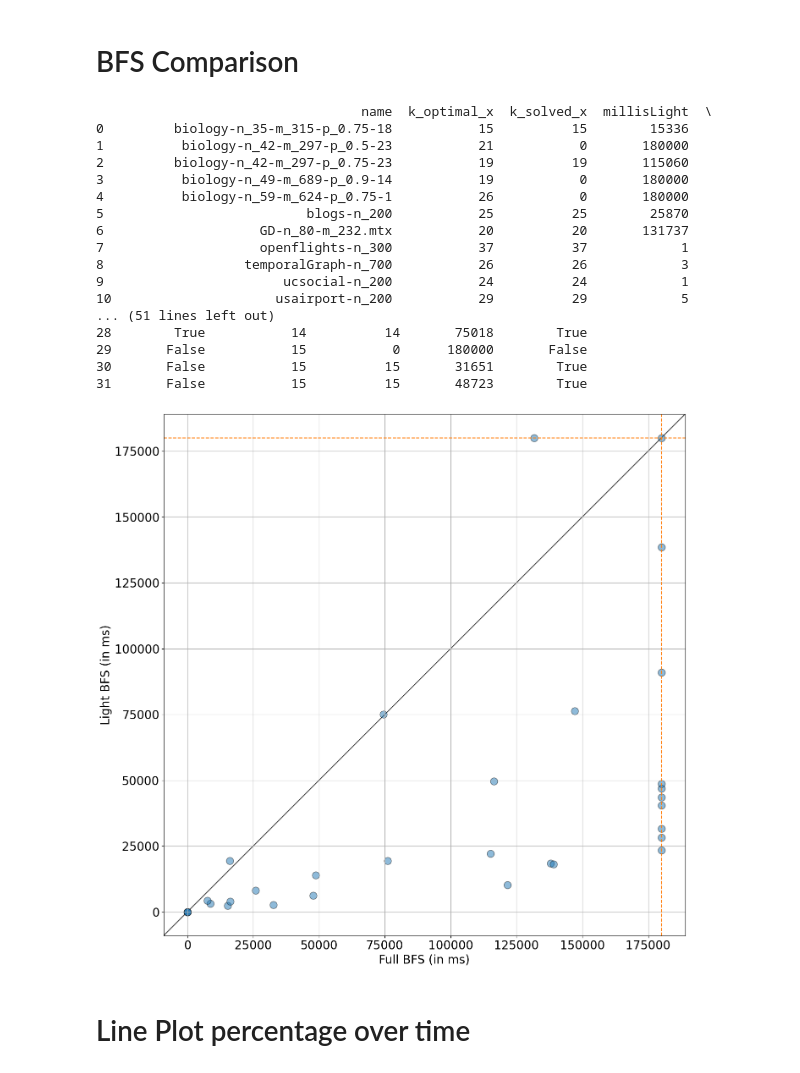
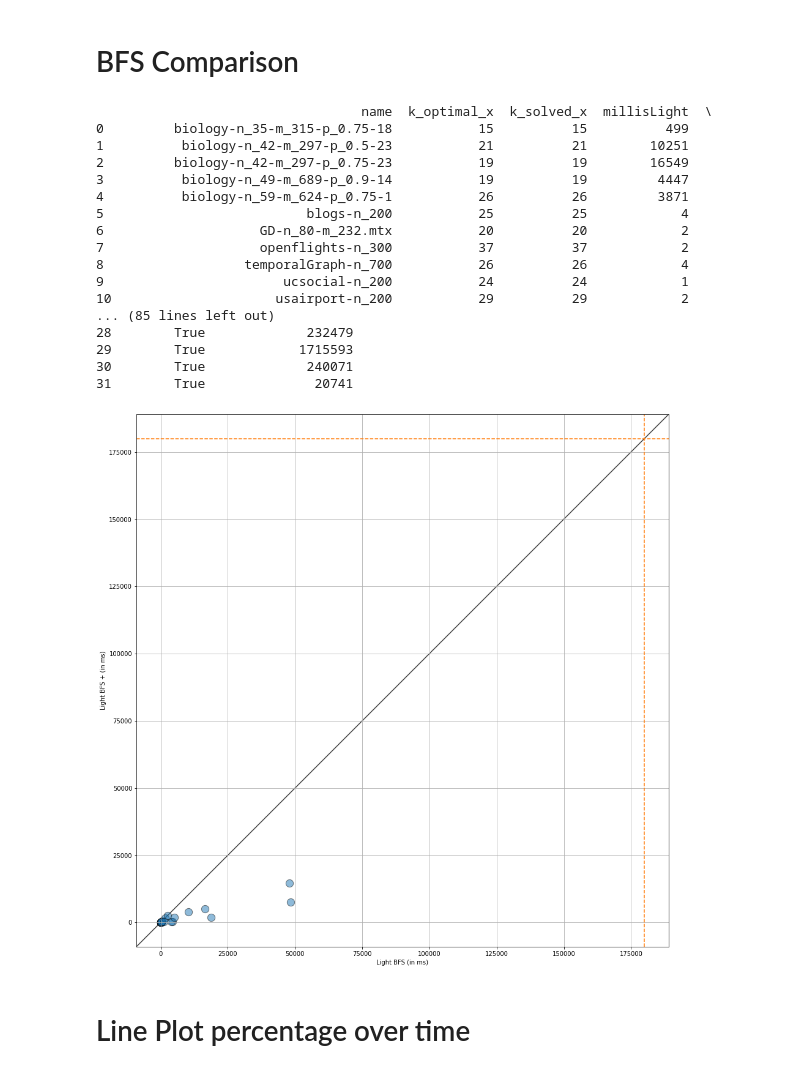
Before and after one commit to HenriDickel/DFVS-Solver, a Jupyter notebook: DFVS_Solver/out/production/DFVS_Solver/python/statistics_v2.ipynb, the cells around one changed output. Drawn from its saved outputs; the diff is of its cells as text; code cells hidden in the pictures.

```diff
--- a/DFVS_Solver/out/production/DFVS_Solver/python/statistics_v2.ipynb
+++ b/DFVS_Solver/out/production/DFVS_Solver/python/statistics_v2.ipynb
@@ -85,57 +58,57 @@ Overall: 79/106 (74.52830188679245%)
 # %% [markdown]
 # BFS Comparison
 # %%
-dfLight = pd.read_csv("../logs/MainLog_FullBFS.csv", sep=",", header=0)
+dfLight = pd.read_csv("../logs/MainLog-2_LightBFS_2.csv.", sep=",", header=0)
 dfLight = dfLight.rename(columns={'millis': 'millisLight'})
-dfFull = pd.read_csv("../logs/MainLog_LightBFS.csv", sep=",", header=0)
+dfFull = pd.read_csv("../logs/MainLog-2_LightBFS_3.csv", sep=",", header=0)
 dfFull = dfFull.rename(columns={'millis': 'millisFull'})
 dfMerge = dfLight.merge(dfFull, on = "name", how = 'inner')
 print(dfMerge)
 
 
 fig, ax = plt.subplots(figsize=(16,16))
 ax.axhline(y=180000, color='tab:orange', linestyle='--')
 ax.axvline(x=180000, color='tab:orange', linestyle='--')
 ax.scatter(dfMerge['millisLight'], dfMerge['millisFull'], c='tab:blue', edgecolors='black', marker='o', alpha=0.5, s=150)
-plt.xlabel('Full BFS (in ms)')
-plt.ylabel('Light BFS (in ms)')
+plt.xlabel('Light BFS (in ms)')
+plt.ylabel('Light BFS + (in ms)')
 ax.grid()
 
 
 x = np.array([0,180000])
 y = np.array([0,180000])
 #plt.plot(x,y,'tab:orange')
 lims = [
     np.min([ax.get_xlim(), ax.get_ylim()]),  # min of both axes
     np.max([ax.get_xlim(), ax.get_ylim()]),  # max of both axes
 ]
 # now plot both limits against eachother
 ax.plot(lims, lims, 'k-', alpha=0.75, zorder=0)
 ax.set_aspect('equal')
 ax.set_xlim(lims)
 ax.set_ylim(lims)
 
 fig.savefig('plots/BFSComparison.png',  bbox_inches='tight')
 fig.show()
 # %% [output]
                                   name  k_optimal_x  k_solved_x  millisLight  \
-0         biology-n_35-m_315-p_0.75-18           15          15        15336
-1          biology-n_42-m_297-p_0.5-23           21           0       180000
-2         biology-n_42-m_297-p_0.75-23           19          19       115060
-3          biology-n_49-m_689-p_0.9-14           19           0       180000
-4          biology-n_59-m_624-p_0.75-1           26           0       180000
-5                          blogs-n_200           25          25        25870
-6                    GD-n_80-m_232.mtx           20          20       131737
-7                    openflights-n_300           37          37            1
-8                  temporalGraph-n_700           26          26            3
+0         biology-n_35-m_315-p_0.75-18           15          15          499
+1          biology-n_42-m_297-p_0.5-23           21          21        10251
+2         biology-n_42-m_297-p_0.75-23           19          19        16549
+3          biology-n_49-m_689-p_0.9-14           19          19         4447
+4          biology-n_59-m_624-p_0.75-1           26          26         3871
+5                          blogs-n_200           25          25            4
+6                    GD-n_80-m_232.mtx           20          20            2
+7                    openflights-n_300           37          37            2
+8                  temporalGraph-n_700           26          26            4
 9                       ucsocial-n_200           24          24            1
-10                     usairport-n_200           29          29            5
-... (51 lines left out)
-28        True           14          14       75018        True
-29       False           15           0      180000       False
-30       False           15          15       31651        True
-31       False           15          15       48723        True
+10                     usairport-n_200           29          29            2
+... (85 lines left out)
+28        True             232479
+29        True            1715593
+30        True             240071
+31        True              20741
-[figure, old version]
+[figure, new version]
 # %% [markdown]
 # Line Plot percentage over time
 # %%
```
Also changed, not shown: parts of 2 cells of this notebook, 17 other files.
